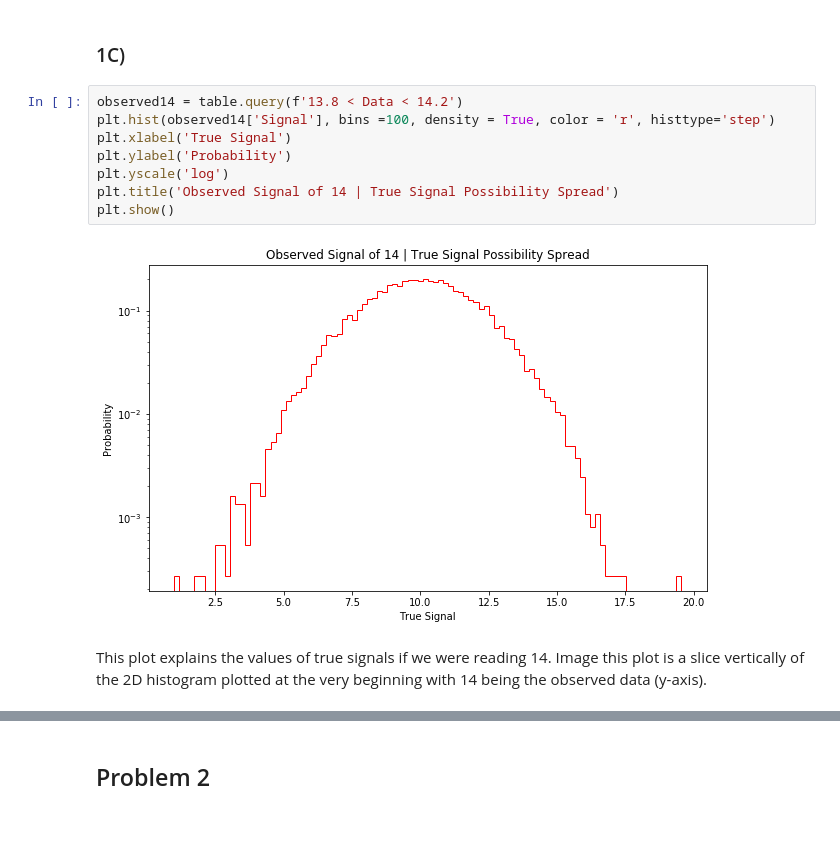
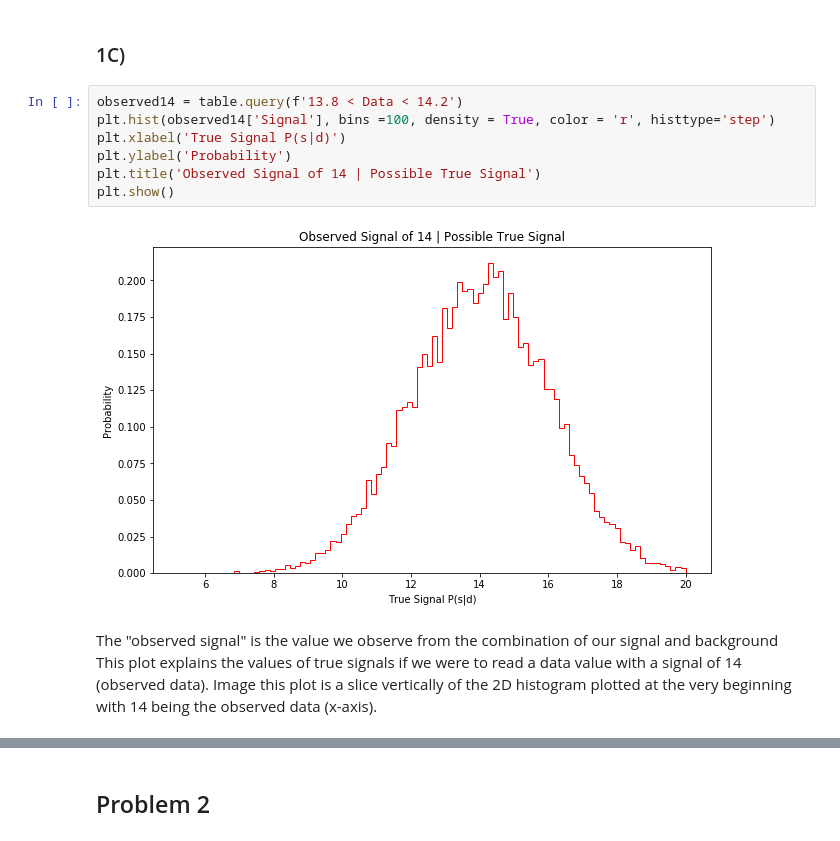
Before and after one commit to noahkim4648/Phys-434-Portfolio, a Jupyter notebook: HW5.ipynb, the cells around one changed output, grey strips where cells are left out. Drawn from its saved outputs; the diff is of its cells as text.

```diff
--- a/HW5.ipynb
+++ b/HW5.ipynb
@@ -59,13 +73,12 @@ This plot shows the distribution of the data (along with the background) after i
 # %%
 observed14 = table.query(f'13.8 < Data < 14.2')
 plt.hist(observed14['Signal'], bins =100, density = True, color = 'r', histtype='step')
-plt.xlabel('True Signal')
+plt.xlabel('True Signal P(s|d)')
 plt.ylabel('Probability')
-plt.yscale('log')
-plt.title('Observed Signal of 14 | True Signal Possibility Spread')
+plt.title('Observed Signal of 14 | Possible True Signal')
 plt.show()
 # %% [output]
-[figure, old version]
+[figure, new version]
 # %% [markdown]
-
-This plot explains the values of true signals if we were reading 14. Image this plot is a slice vertically of the 2D histogram plotted at the very beginning with 14 being the observed data (y-axis).
+The "observed signal" is the value we observe from the combination of our signal and background
+This plot explains the values of true signals if we were to read a data value with a signal of 14 (observed data). Image this plot is a slice vertically of the 2D histogram plotted at the very beginning with 14 being the observed data (x-axis).
```
Also changed, not shown: parts of 17 cells of this notebook.
